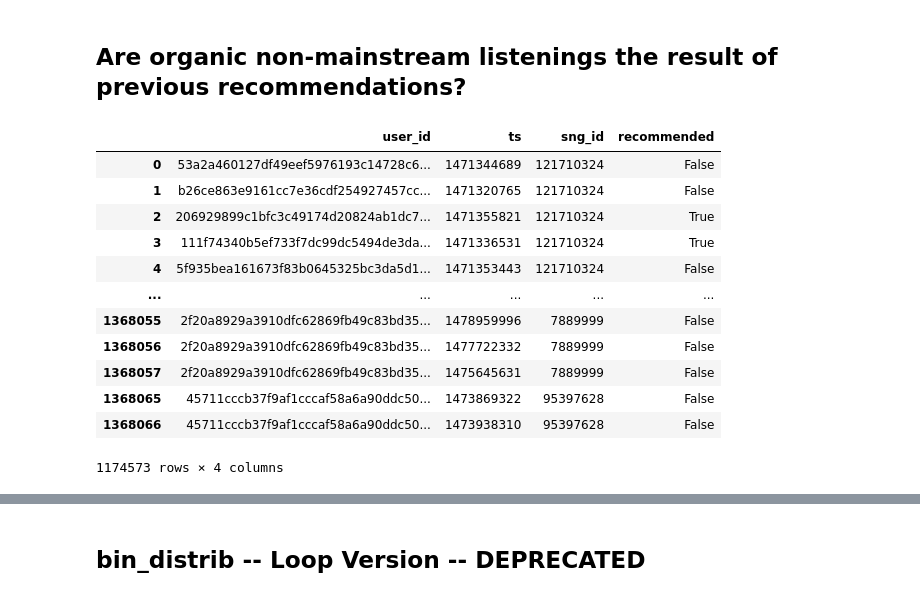
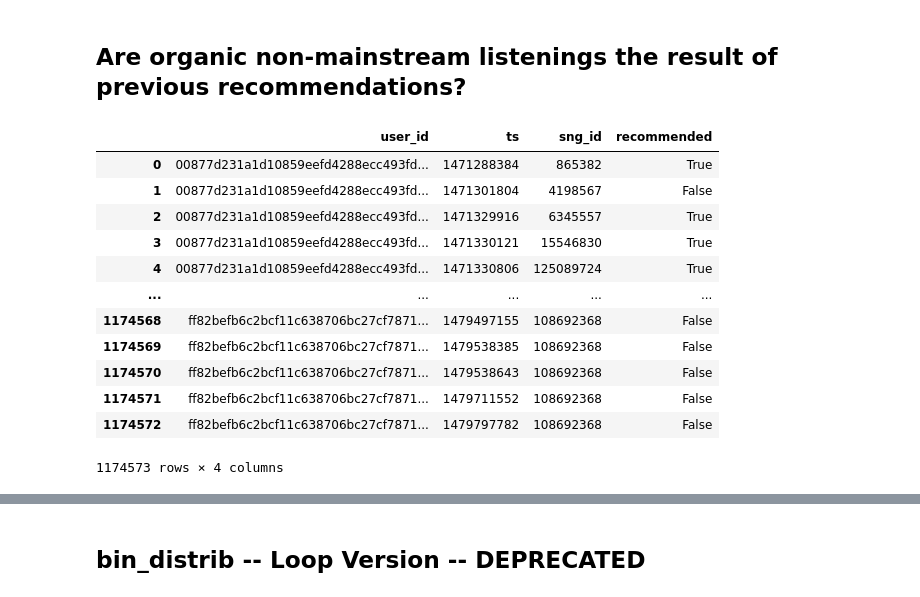
Before and after one commit to QuVil/cmb-recommendation, a Jupyter notebook: src/analysis/mainstream_tests.ipynb, the cells around one changed output, grey strips where cells are left out. Saved outputs shown, nothing was run; the diff lists cells and outputs as text; code cells hidden in the pictures.

```diff
--- a/src/analysis/mainstream_tests.ipynb
+++ b/src/analysis/mainstream_tests.ipynb
@@ -325,22 +325,25 @@ Mean mainstream bin for recommended plays: 2.7225398871310675
 # %%
 # Finding songs for each user that were listened to only once
 single_listens = artist_data.groupby(["user_id", "sng_id"]).size()
 single_listens = single_listens[single_listens < 2].to_frame().index
 
 # Removing singletons from dataset
 data_no_singletons = (artist_data[~pd.Series(list(zip(artist_data['user_id'], artist_data['sng_id']))).isin(single_listens)])[["user_id", "ts", "sng_id", "recommended"]]
+data_no_singletons.sort_values(by=["user_id", "ts"], inplace=True)
+data_no_singletons = data_no_singletons.reset_index().drop("index", axis=1)
+
 data_no_singletons
 # %% [output]
 |  | user_id | ts | sng_id | recommended |
-| 0 | 53a2a460127df49eef5976193c14728c6... | 1471344689 | 121710324 | False |
-| 1 | b26ce863e9161cc7e36cdf254927457cc... | 1471320765 | 121710324 | False |
-| 2 | 206929899c1bfc3c49174d20824ab1dc7... | 1471355821 | 121710324 | True |
-| 3 | 111f74340b5ef733f7dc99dc5494de3da... | 1471336531 | 121710324 | True |
-| 4 | 5f935bea161673f83b0645325bc3da5d1... | 1471353443 | 121710324 | False |
+| 0 | 00877d231a1d10859eefd4288ecc493fd... | 1471288384 | 865382 | True |
+| 1 | 00877d231a1d10859eefd4288ecc493fd... | 1471301804 | 4198567 | False |
+| 2 | 00877d231a1d10859eefd4288ecc493fd... | 1471329916 | 6345557 | True |
+| 3 | 00877d231a1d10859eefd4288ecc493fd... | 1471330121 | 15546830 | True |
+| 4 | 00877d231a1d10859eefd4288ecc493fd... | 1471330806 | 125089724 | True |
 | ... | ... | ... | ... | ... |
-| 1368055 | 2f20a8929a3910dfc62869fb49c83bd35... | 1478959996 | 7889999 | False |
-| 1368056 | 2f20a8929a3910dfc62869fb49c83bd35... | 1477722332 | 7889999 | False |
-| 1368057 | 2f20a8929a3910dfc62869fb49c83bd35... | 1475645631 | 7889999 | False |
-| 1368065 | 45711cccb37f9af1cccaf58a6a90ddc50... | 1473869322 | 95397628 | False |
-| 1368066 | 45711cccb37f9af1cccaf58a6a90ddc50... | 1473938310 | 95397628 | False |
+| 1174568 | ff82befb6c2bcf11c638706bc27cf7871... | 1479497155 | 108692368 | False |
+| 1174569 | ff82befb6c2bcf11c638706bc27cf7871... | 1479538385 | 108692368 | False |
+| 1174570 | ff82befb6c2bcf11c638706bc27cf7871... | 1479538643 | 108692368 | False |
+| 1174571 | ff82befb6c2bcf11c638706bc27cf7871... | 1479711552 | 108692368 | False |
+| 1174572 | ff82befb6c2bcf11c638706bc27cf7871... | 1479797782 | 108692368 | False |
 1174573 rows × 4 columns
```
Also changed, not shown: parts of 3 cells of this notebook, 1 other file.
